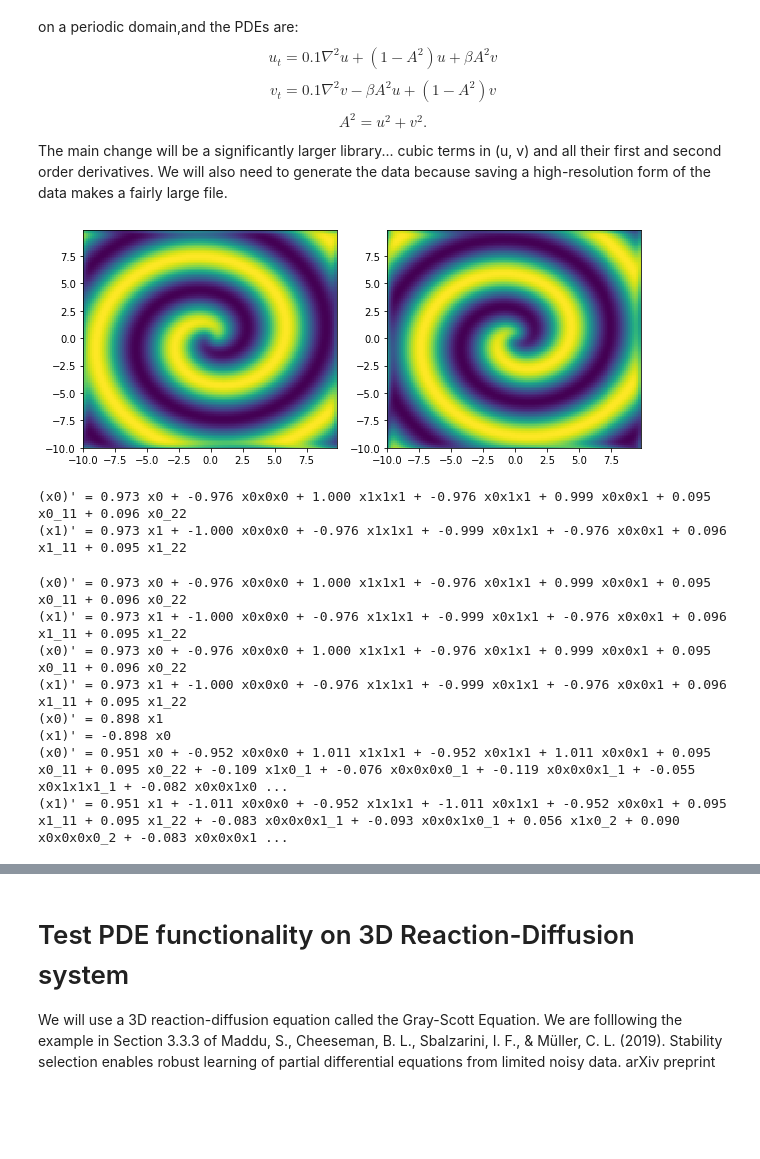
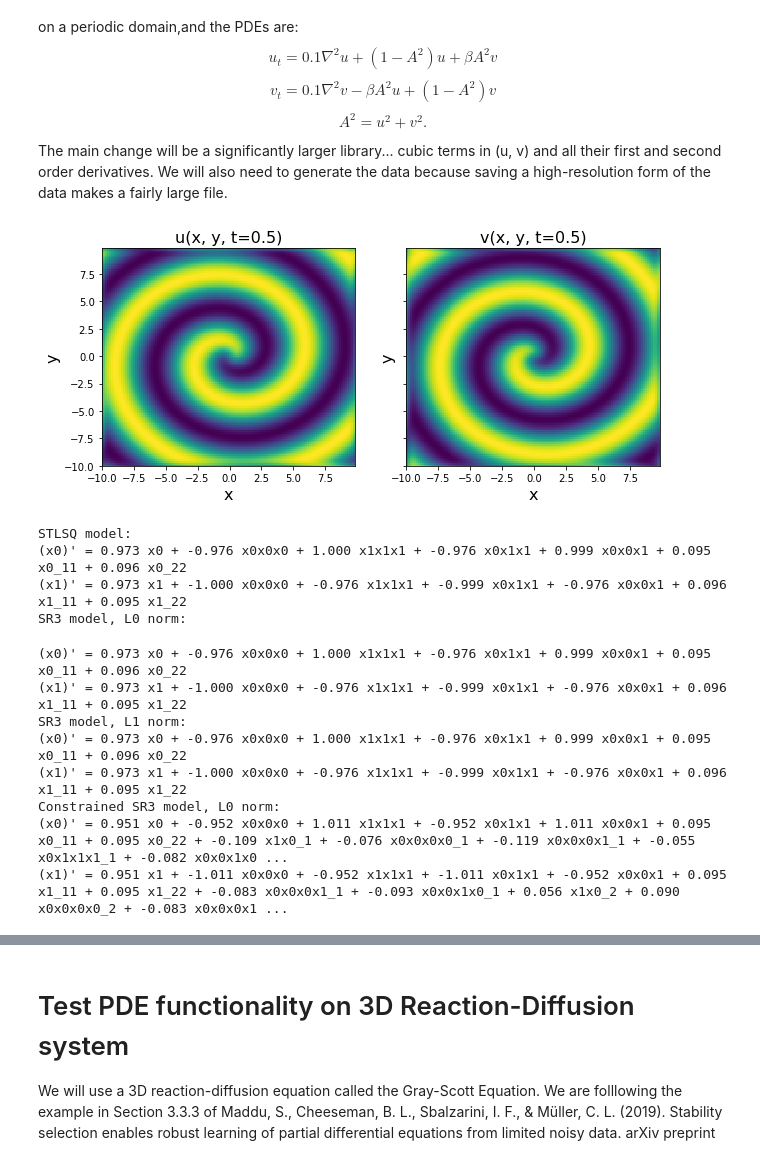
Before and after one commit to dynamicslab/pysindy, a Jupyter notebook: examples/10_PDEFIND_examples.ipynb, the cells around one changed output, grey strips where cells are left out. Saved outputs shown, nothing was run; the diff lists cells and outputs as text; code cells hidden in the pictures; blank space fills up the shorter version.

```diff
--- a/examples/10_PDEFIND_examples.ipynb
+++ b/examples/10_PDEFIND_examples.ipynb
@@ -589,34 +683,42 @@ uvt0 = np.squeeze(
     )
 )
 
 # Solve the PDE in the Fourier space, where it reduces to system of ODEs
 uvsol = solve_ivp(
     reaction_diffusion, (t[0], t[-1]), y0=uvt0, t_eval=t, args=(K22, d1, d2, beta, n, N)
 )
 uvsol = uvsol.y
 
 # Reshape things and ifft back into (x, y, t) space from (kx, ky, t) space
 for j in range(len(t)):
     ut = np.reshape(uvsol[:N, j], (n, n))
     vt = np.reshape(uvsol[N:, j], (n, n))
     u[:, :, j] = np.real(ifft2(ut))
     v[:, :, j] = np.real(ifft2(vt))
 
 # Plot to check if spiral is nicely reproduced
 plt.figure(figsize=(10, 4))
 plt.subplot(1, 2, 1)
 plt.pcolor(X, Y, u[:, :, 10])
+plt.xlabel('x', fontsize=16)
+plt.ylabel('y', fontsize=16)
+plt.title('u(x, y, t=0.5)', fontsize=16)
 plt.subplot(1, 2, 2)
 plt.pcolor(X, Y, v[:, :, 10])
+plt.xlabel('x', fontsize=16)
+plt.ylabel('y', fontsize=16)
+ax = plt.gca()
+ax.set_yticklabels([])
+plt.title('v(x, y, t=0.5)', fontsize=16)
 
 dt = t[1] - t[0]
 dx = x[1] - x[0]
 dy = y[1] - y[0]
 
 u_sol = u
 v_sol = v
 # %% [output]
-[figure, old version]
+[figure, new version]
 # %%
 # Compute u_t from generated solution
 u = np.zeros((n, n, len(t), 2))
@@ -665,13 +767,14 @@ pde_lib = ps.PDELibrary(
     include_bias=True,
     is_uniform=True,
 )
-
+print('STLSQ model: ')
 optimizer = ps.STLSQ(threshold=50, alpha=1e-5, normalize_columns=True, max_iter=200)
 model = ps.SINDy(feature_library=pde_lib, optimizer=optimizer)
 model.fit(u_train_flattened, x_dot=u_dot_train_flattened)
 model.print()
 u_dot_stlsq = model.predict(u_test_flattened)
 
+print('SR3 model, L0 norm: ')
 optimizer = ps.SR3(
     threshold=60,
     max_iter=10000,
@@ -685,6 +788,7 @@ model.fit(u_train_flattened, x_dot=u_dot_train_flattened)
 model.print()
 u_dot_sr3 = model.predict(u_test_flattened)
 
+print('SR3 model, L1 norm: ')
 optimizer = ps.SR3(
     threshold=40,
     max_iter=10000,
@@ -697,12 +801,7 @@ model = ps.SINDy(feature_library=pde_lib, optimizer=optimizer)
 model.fit(u_train_flattened, x_dot=u_dot_train_flattened)
 model.print()
 
-optimizer = ps.FROLS(normalize_columns=True, kappa=1e-3, max_iter=10)
-model = ps.SINDy(feature_library=pde_lib, optimizer=optimizer)
-model.fit(u_train_flattened, x_dot=u_dot_train_flattened)
-model.print()
-u_dot_frols = model.predict(u_test_flattened)
-
+print('Constrained SR3 model, L0 norm: ')
 feature_names = np.asarray(model.get_feature_names())
 n_features = len(feature_names)
 n_targets = u_train_flattened.shape[1]
@@ -715,7 +814,7 @@ constraint_lhs[0, 15] = -1
 constraint_lhs[1, n_features + 11] = 1
 constraint_lhs[1, n_features + 15] = -1
 optimizer = ps.ConstrainedSR3(
-    threshold=0.05,
+    threshold=.05,
     max_iter=400,
     tol=1e-10,
     nu=1,
@@ -729,13 +828,15 @@ model.fit(u_train_flattened, x_dot=u_dot_train_flattened)
 model.print()
 u_dot_constrained_sr3 = model.predict(u_test_flattened)
 # %% [output]
+STLSQ model:
 (x0)' = 0.973 x0 + -0.976 x0x0x0 + 1.000 x1x1x1 + -0.976 x0x1x1 + 0.999 x0x0x1 + 0.095 x0_11 + 0.096 x0_22
 (x1)' = 0.973 x1 + -1.000 x0x0x0 + -0.976 x1x1x1 + -0.999 x0x1x1 + -0.976 x0x0x1 + 0.096 x1_11 + 0.095 x1_22
+SR3 model, L0 norm:
 (x0)' = 0.973 x0 + -0.976 x0x0x0 + 1.000 x1x1x1 + -0.976 x0x1x1 + 0.999 x0x0x1 + 0.095 x0_11 + 0.096 x0_22
 (x1)' = 0.973 x1 + -1.000 x0x0x0 + -0.976 x1x1x1 + -0.999 x0x1x1 + -0.976 x0x0x1 + 0.096 x1_11 + 0.095 x1_22
+SR3 model, L1 norm:
 (x0)' = 0.973 x0 + -0.976 x0x0x0 + 1.000 x1x1x1 + -0.976 x0x1x1 + 0.999 x0x0x1 + 0.095 x0_11 + 0.096 x0_22
 (x1)' = 0.973 x1 + -1.000 x0x0x0 + -0.976 x1x1x1 + -0.999 x0x1x1 + -0.976 x0x0x1 + 0.096 x1_11 + 0.095 x1_22
-(x0)' = 0.898 x1
-(x1)' = -0.898 x0
+Constrained SR3 model, L0 norm:
 (x0)' = 0.951 x0 + -0.952 x0x0x0 + 1.011 x1x1x1 + -0.952 x0x1x1 + 1.011 x0x0x1 + 0.095 x0_11 + 0.095 x0_22 + -0.109 x1x0_1 + -0.076 x0x0x0x0_1 + -0.119 x0x0x0x1_1 + -0.055 x0x1x1x1_1 + -0.082 x0x0x1x0 ...
 (x1)' = 0.951 x1 + -1.011 x0x0x0 + -0.952 x1x1x1 + -1.011 x0x1x1 + -0.952 x0x0x1 + 0.095 x1_11 + 0.095 x1_22 + -0.083 x0x0x0x1_1 + -0.093 x0x0x1x0_1 + 0.056 x1x0_2 + 0.090 x0x0x0x0_2 + -0.083 x0x0x0x1 ...
```
Also changed, not shown: parts of 20 cells of this notebook, 6 other files.
